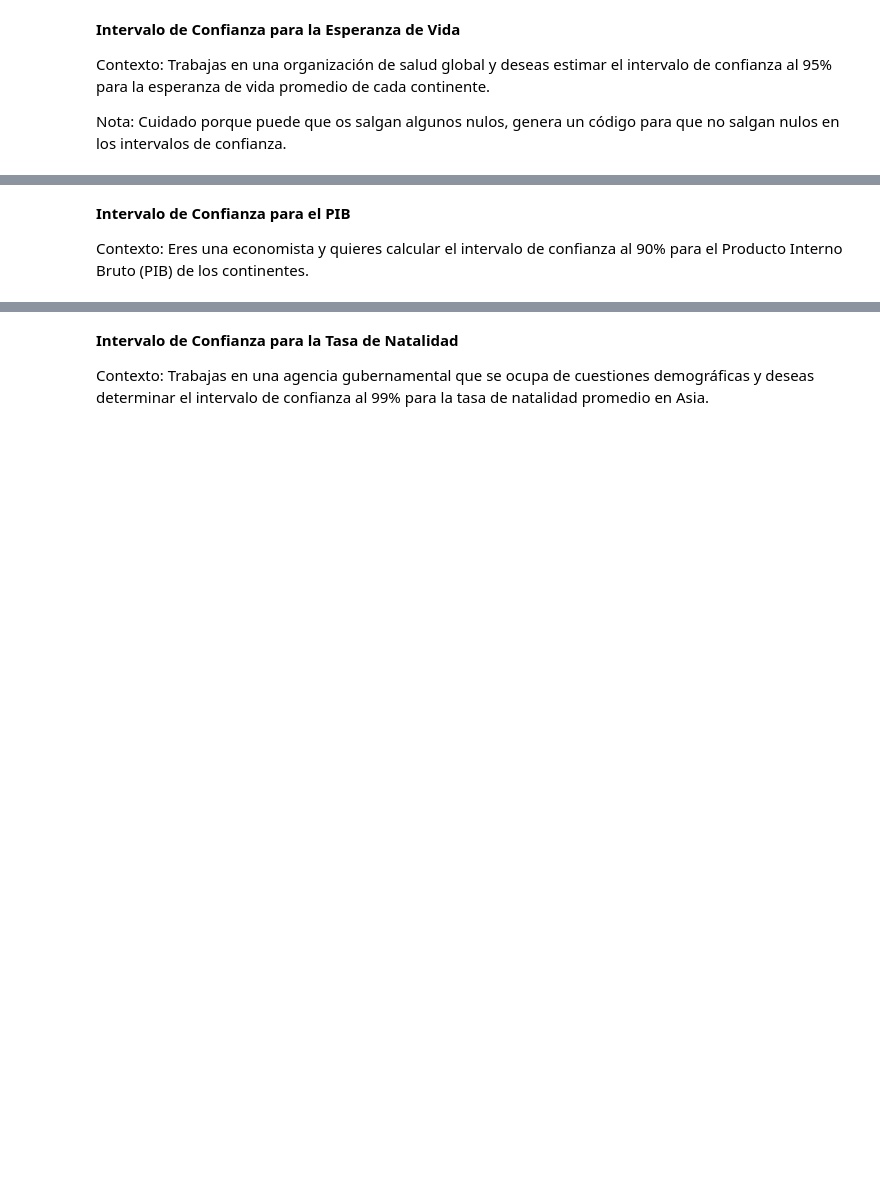
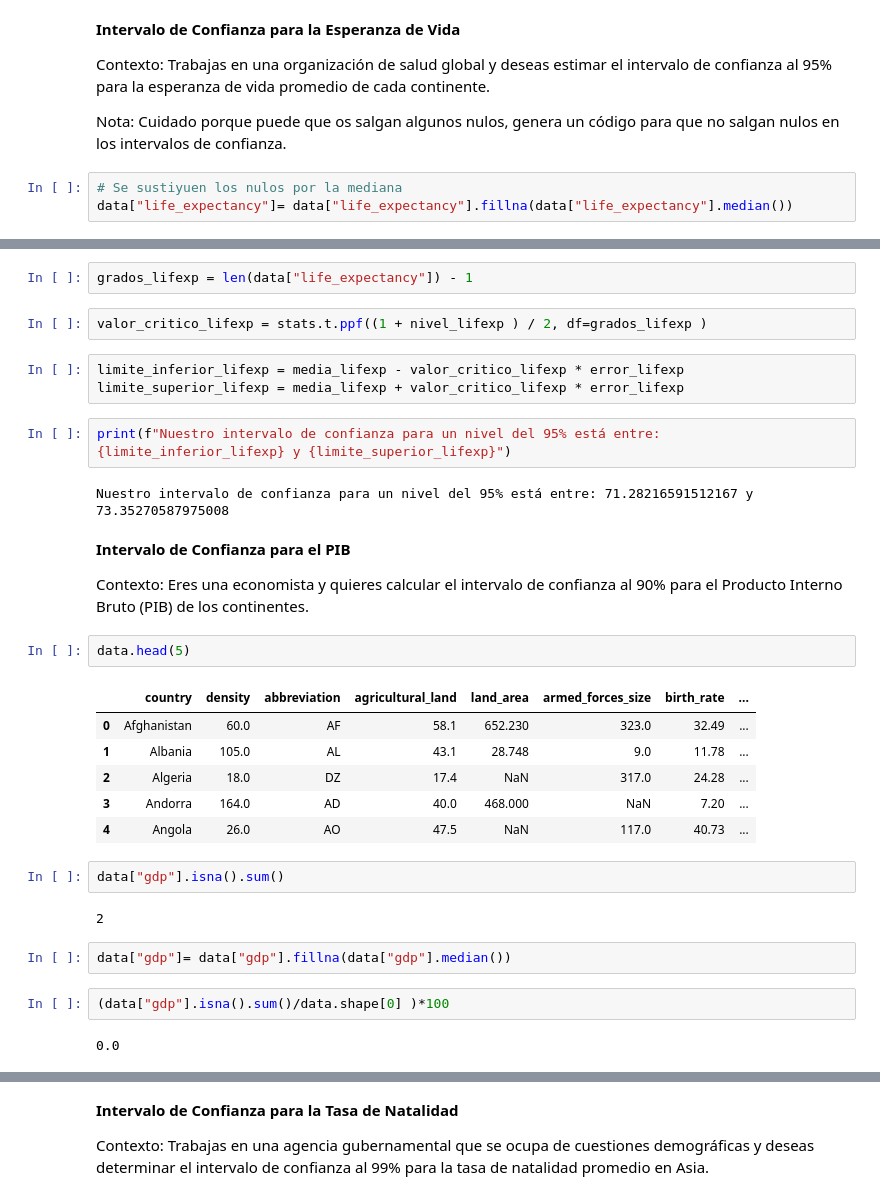
Before and after one commit to patriciamromero/promoG-modulo3-sprint2-pairprogramming-Alejandra-Mar-a-Patricia, a Jupyter notebook: estadística_inferencial.ipynb, the cells around one changed output, grey strips where cells are left out. Drawn from its saved outputs; the diff is of its cells as text; blank space fills up the shorter version.

```diff
--- a/estadística_inferencial.ipynb
+++ b/estadística_inferencial.ipynb
@@ -60,3 +107,6 @@ data = pd.read_csv("files/world_data_full_apply_nulos.csv", index_col = 0)
 Contexto: Trabajas en una organización de salud global y deseas estimar el intervalo de confianza al 95% para la esperanza de vida promedio de cada continente.
 
 Nota: Cuidado porque puede que os salgan algunos nulos, genera un código para que no salgan nulos en los intervalos de confianza.
+# %%
+# Se sustiyuen los nulos por la mediana
+data["life_expectancy"]= data["life_expectancy"].fillna(data["life_expectancy"].median())
@@ -63,4 +123,34 @@ Nota: Cuidado porque puede que os salgan algunos nulos, genera un código para q
+# %%
+grados_lifexp = len(data["life_expectancy"]) - 1
+# %%
+valor_critico_lifexp = stats.t.ppf((1 + nivel_lifexp ) / 2, df=grados_lifexp )
+# %%
+limite_inferior_lifexp = media_lifexp - valor_critico_lifexp * error_lifexp
+limite_superior_lifexp = media_lifexp + valor_critico_lifexp * error_lifexp
+# %%
+print(f"Nuestro intervalo de confianza para un nivel del 95% está entre: {limite_inferior_lifexp} y {limite_superior_lifexp}")
+# %% [output]
+Nuestro intervalo de confianza para un nivel del 95% está entre: 71.28216591512167 y 73.35270587975008
 # %% [markdown]
 **Intervalo de Confianza para el PIB**
 
 Contexto: Eres una economista y quieres calcular el intervalo de confianza al 90% para el Producto Interno Bruto (PIB) de los continentes.
+# %%
+data.head(5)
+# %% [output]
+|  | country | density | abbreviation | agricultural_land | land_area | armed_forces_size | birth_rate | ... |
+| 0 | Afghanistan | 60.0 | AF | 58.1 | 652.230 | 323.0 | 32.49 | ... |
+| 1 | Albania | 105.0 | AL | 43.1 | 28.748 | 9.0 | 11.78 | ... |
+| 2 | Algeria | 18.0 | DZ | 17.4 | NaN | 317.0 | 24.28 | ... |
+| 3 | Andorra | 164.0 | AD | 40.0 | 468.000 | NaN | 7.20 | ... |
+| 4 | Angola | 26.0 | AO | 47.5 | NaN | 117.0 | 40.73 | ... |
+# %%
+data["gdp"].isna().sum()
+# %% [output]
+2
+# %%
+data["gdp"]= data["gdp"].fillna(data["gdp"].median())
+# %%
+(data["gdp"].isna().sum()/data.shape[0] )*100
+# %% [output]
+0.0
```
Also changed, not shown: parts of 36 cells of this notebook, 1 other file.
